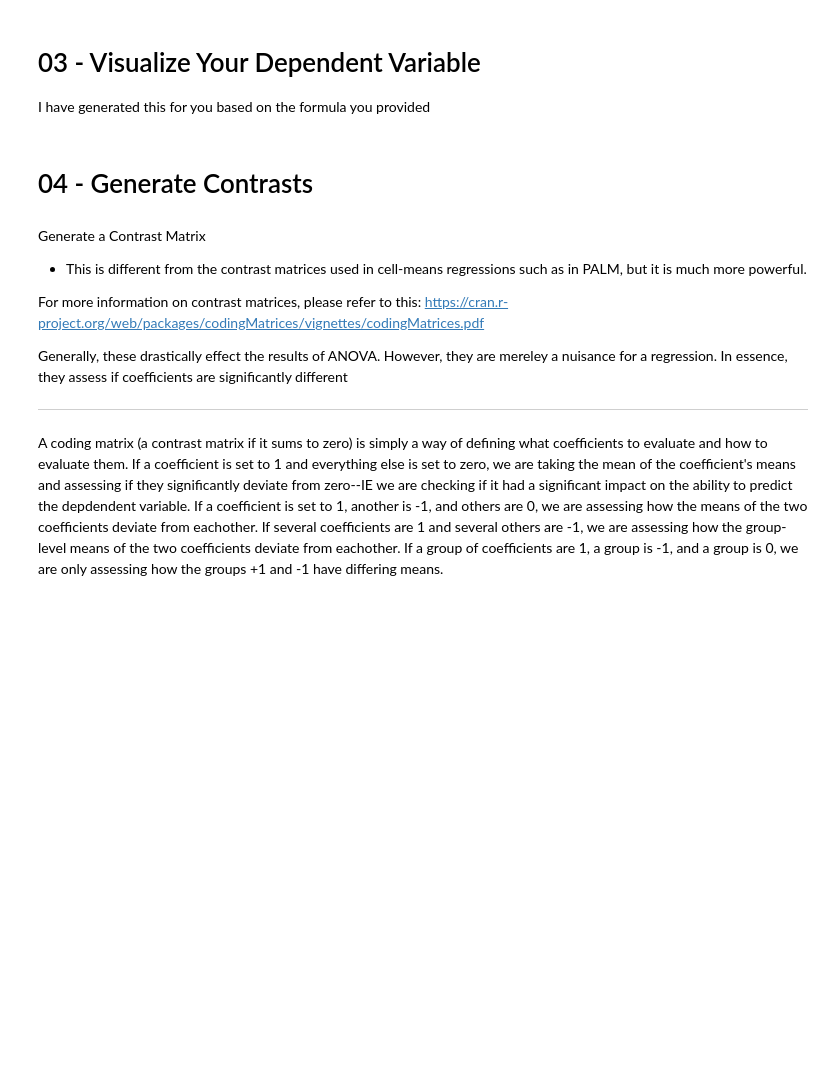
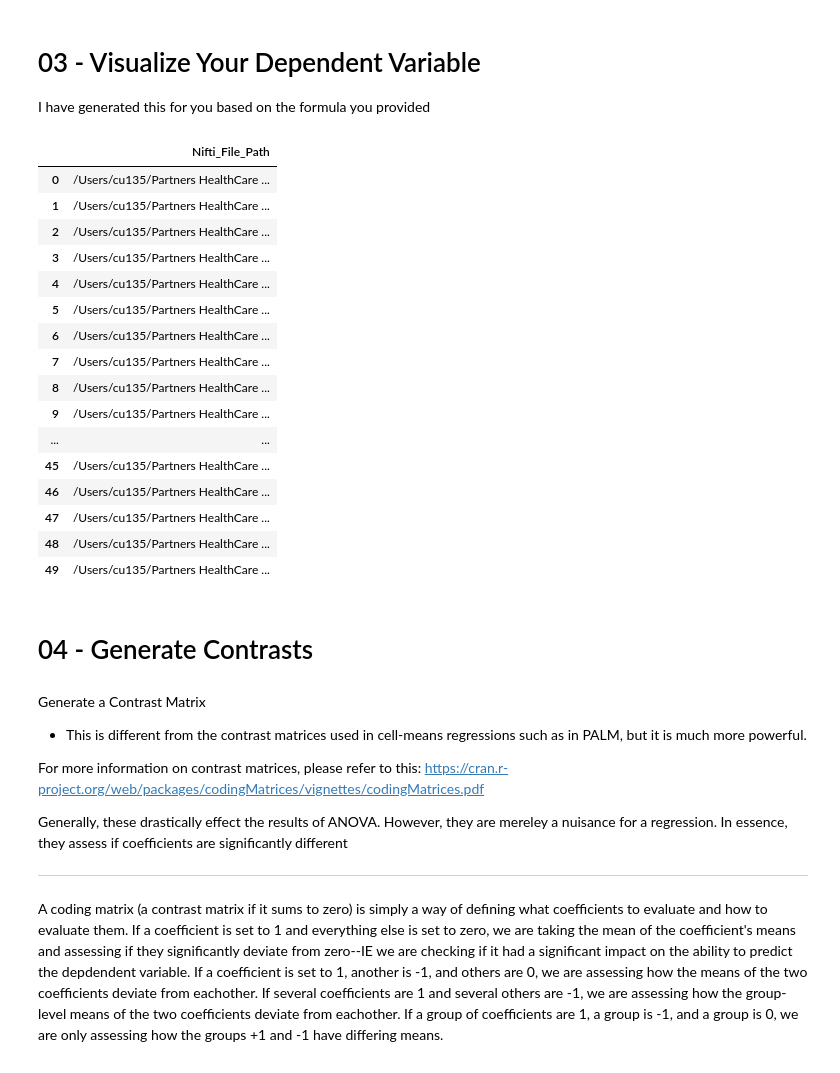
Before and after one commit to Calvinwhow/calvin_utils_project, a Jupyter notebook: notebooks/neuroimaging_notebooks/convergent_causal_mapping/05_prepare_voxelwise_regression.ipynb, the cells around one changed output. Cells and saved outputs as stored; diff of their text form; code cells hidden in the pictures; blank space fills up the shorter version.

```diff
--- a/notebooks/neuroimaging_notebooks/convergent_causal_mapping/05_prepare_voxelwise_regression.ipynb
+++ b/notebooks/neuroimaging_notebooks/convergent_causal_mapping/05_prepare_voxelwise_regression.ipynb
@@ -79,7 +135,7 @@ display(data_df)
 - group_col is the column containing a category for each dataset. It ensures standardization is performed within each group.
 # %%
 # Remove anything you don't want to standardize
-cols_not_to_standardize = ['Roi_File_Path', 'Subject']
+cols_not_to_standardize = ['Nifti_File_Path', 'Subject']
 group_col = 'Dataset'
 # %%
 data_df = cal_palm.standardize_columns(cols_not_to_standardize, group_col=group_col)
@@ -166,3 +279,23 @@ outcome_matrix.iloc[0,0]
+# %%
+outcome_matrix
+# %% [output]
+|  | Nifti_File_Path |
+| 0 | /Users/cu135/Partners HealthCare ... |
+| 1 | /Users/cu135/Partners HealthCare ... |
+| 2 | /Users/cu135/Partners HealthCare ... |
+| 3 | /Users/cu135/Partners HealthCare ... |
+| 4 | /Users/cu135/Partners HealthCare ... |
+| 5 | /Users/cu135/Partners HealthCare ... |
+| 6 | /Users/cu135/Partners HealthCare ... |
+| 7 | /Users/cu135/Partners HealthCare ... |
+| 8 | /Users/cu135/Partners HealthCare ... |
+| 9 | /Users/cu135/Partners HealthCare ... |
+| ... | ... |
+| 45 | /Users/cu135/Partners HealthCare ... |
+| 46 | /Users/cu135/Partners HealthCare ... |
+| 47 | /Users/cu135/Partners HealthCare ... |
+| 48 | /Users/cu135/Partners HealthCare ... |
+| 49 | /Users/cu135/Partners HealthCare ... |
 # %% [markdown]
 # 04 - Generate Contrasts
 # %% [markdown]
```
Also changed, not shown: parts of 15 cells of this notebook, 4 other files.
